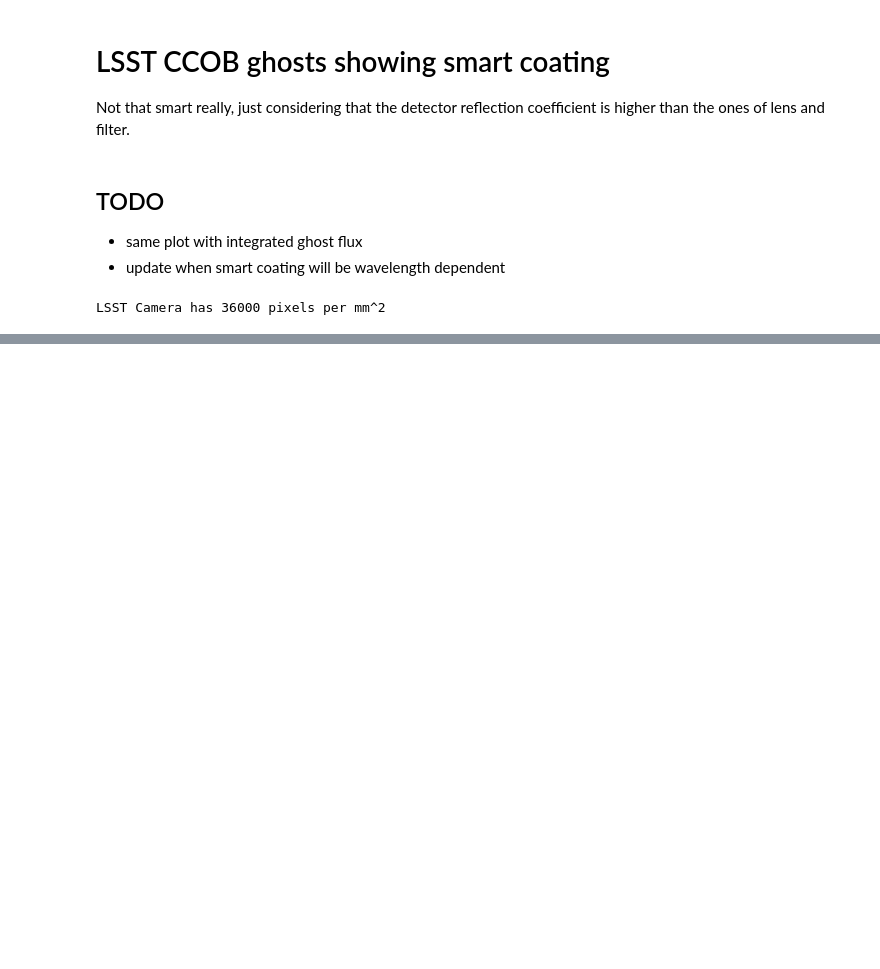
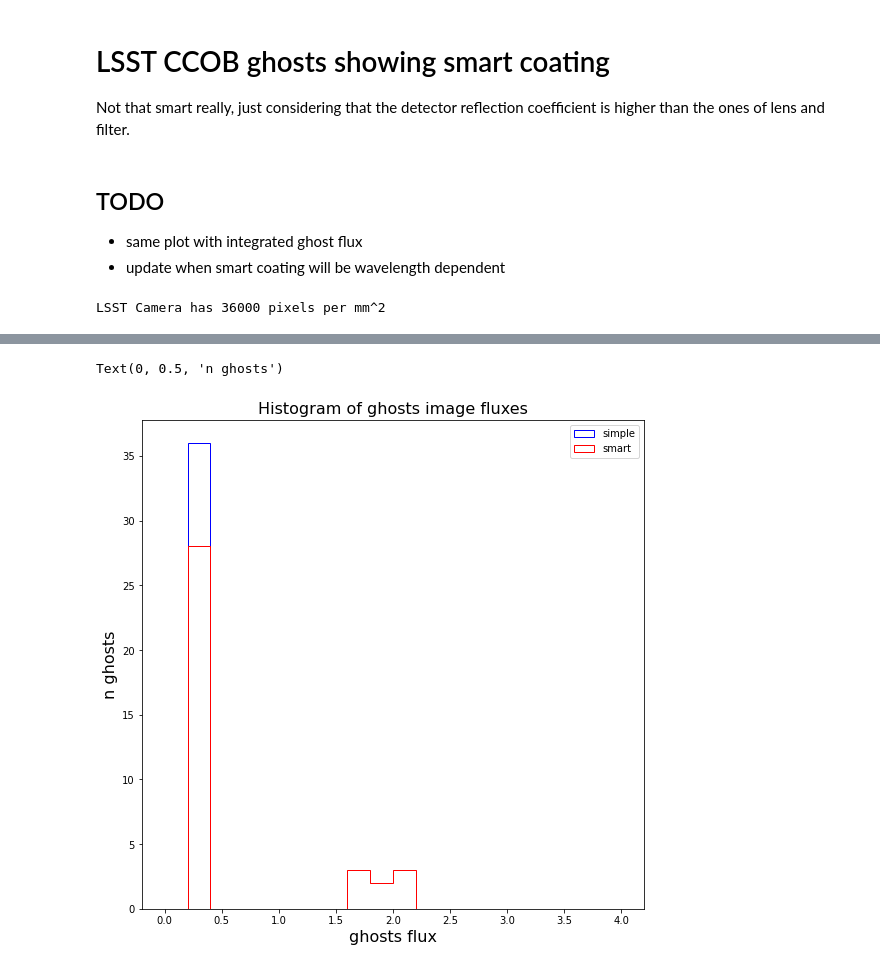
Before and after one commit to lsst-camera-dh/ghosts, a Jupyter notebook: notebooks/LSST_CCOB_smart_coating.ipynb, the cells around one changed output, grey strips where cells are left out. Cells and saved outputs as stored; diff of their text form; code cells hidden in the pictures; blank space fills up the shorter version.

```diff
--- a/notebooks/LSST_CCOB_smart_coating.ipynb
+++ b/notebooks/LSST_CCOB_smart_coating.ipynb
@@ -138,0 +162,10 @@ Text(0.5, 1.0, 'Ratio of ghost signal for smart over simple coating')
+# %%
+plt.hist(data_frame_1['flux'], histtype='step', color='blue', bins=20, range=(0, 4), label='simple')
+plt.hist(data_frame_2['flux'],  histtype='step', color='red', bins=20, range=(0, 4), label='smart')
+plt.legend()
+plt.title('Histogram of ghosts image fluxes', fontsize=16)
+plt.xlabel('ghosts flux', fontsize=16)
+plt.ylabel('n ghosts', fontsize=16)
+# %% [output]
+Text(0, 0.5, 'n ghosts')
+[figure, added]
```
Also changed, not shown: parts of 13 cells of this notebook, 1 other file.
